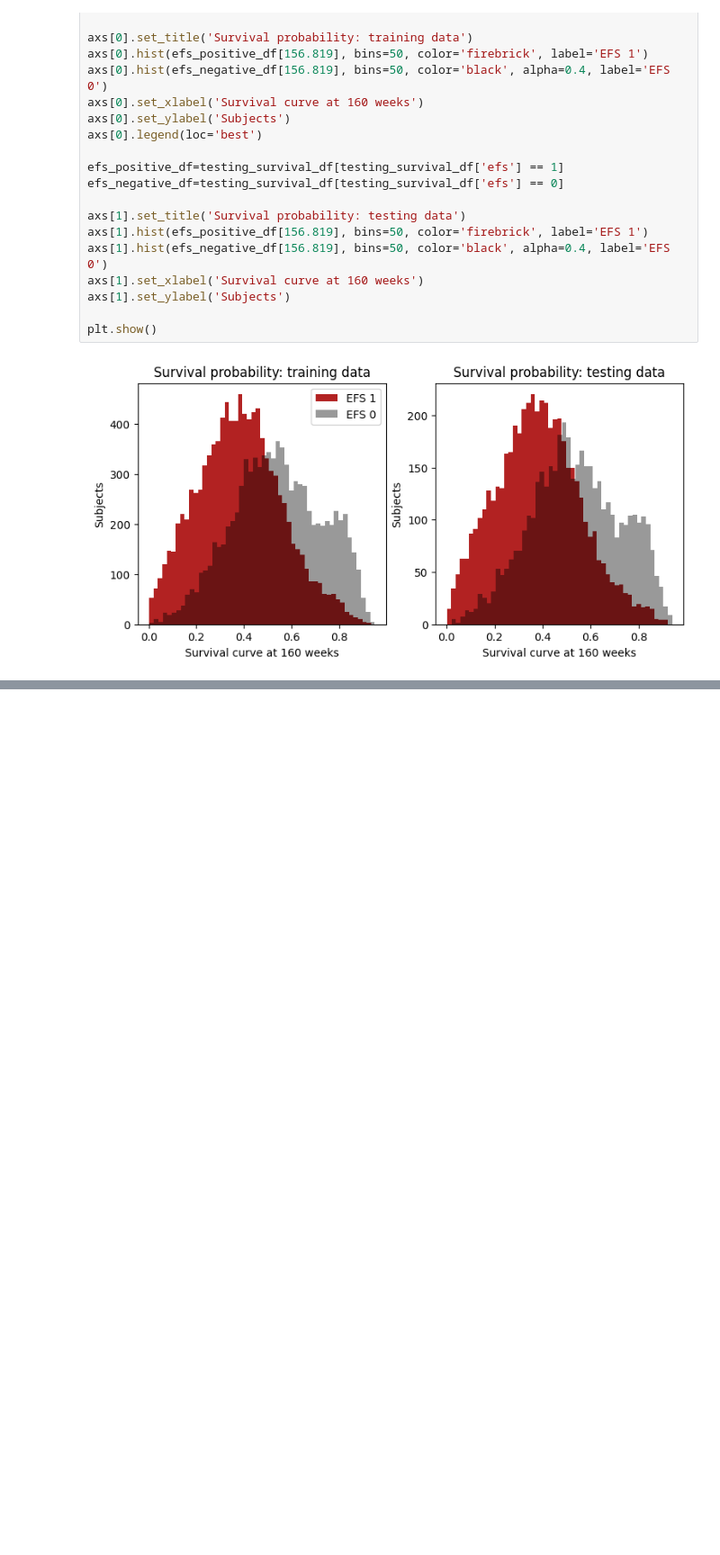
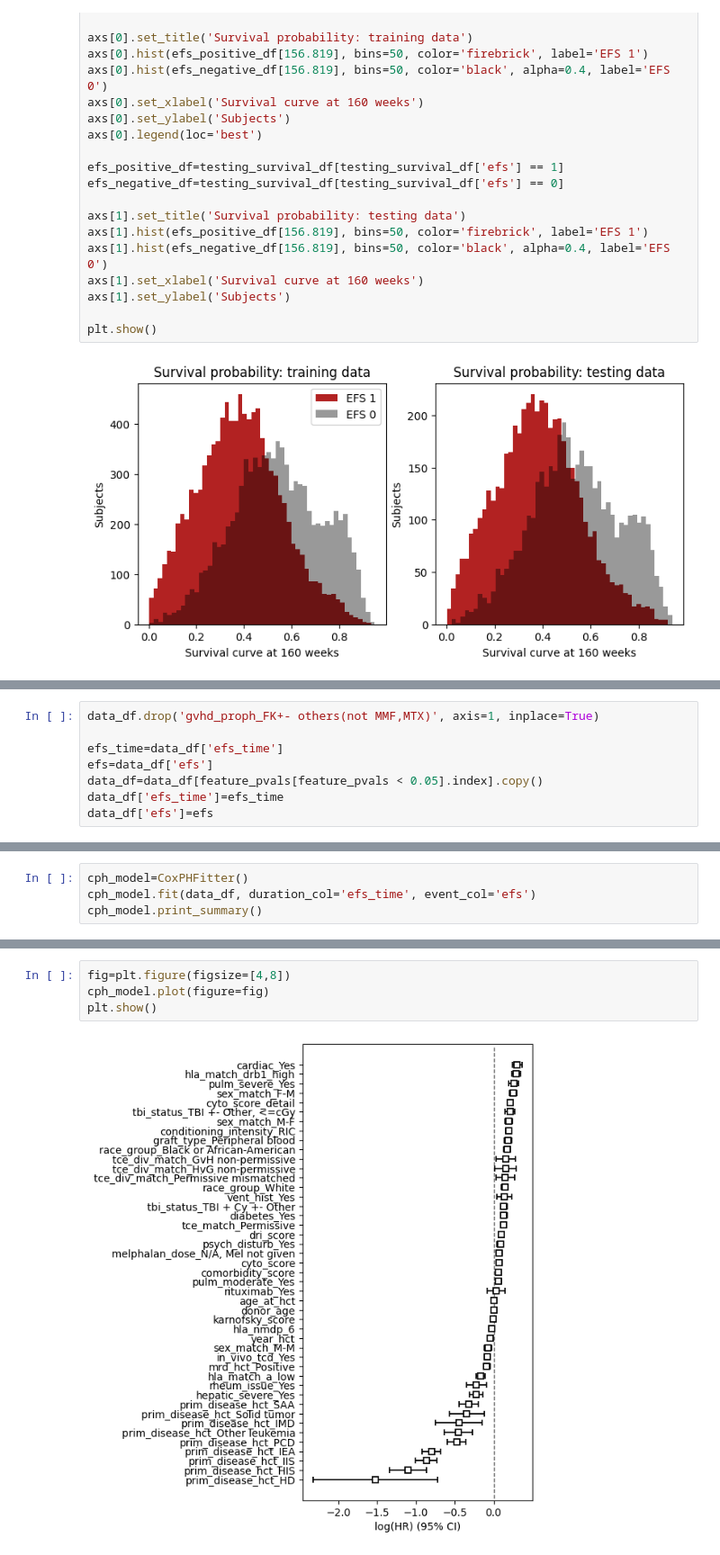
Before and after one commit to gperdrizet/HSCT_survival, a Jupyter notebook: notebooks/04.1-cox_proportional_hazards_regression_model.ipynb, the cells around one changed output, grey strips where cells are left out. Shown at 90% size. Drawn from its saved outputs; the diff is of its cells as text; blank space fills up the shorter version.

```diff
--- a/notebooks/04.1-cox_proportional_hazards_regression_model.ipynb
+++ b/notebooks/04.1-cox_proportional_hazards_regression_model.ipynb
@@ -309,0 +325,8 @@ plt.show()
+# %%
+data_df.drop('gvhd_proph_FK+- others(not MMF,MTX)', axis=1, inplace=True)
+
+efs_time=data_df['efs_time']
+efs=data_df['efs']
+data_df=data_df[feature_pvals[feature_pvals < 0.05].index].copy()
+data_df['efs_time']=efs_time
+data_df['efs']=efs
@@ -309,0 +335,4 @@ plt.show()
+# %%
+cph_model=CoxPHFitter()
+cph_model.fit(data_df, duration_col='efs_time', event_col='efs')
+cph_model.print_summary()
@@ -309,0 +369,6 @@ plt.show()
+# %%
+fig=plt.figure(figsize=[4,8])
+cph_model.plot(figure=fig)
+plt.show()
+# %% [output]
+[figure, added]
```
Also changed, not shown: parts of 13 cells of this notebook.
